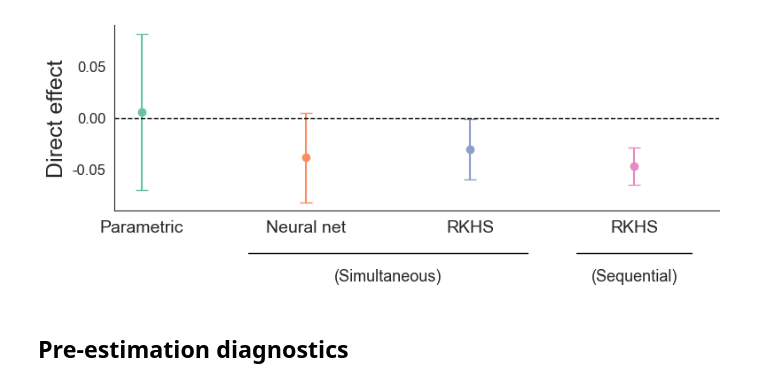
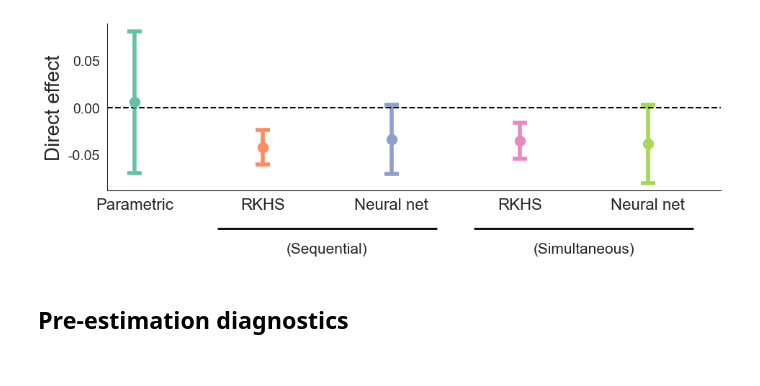
Before and after one commit to isaacmeza/NNPIV, a Jupyter notebook: local_notebooks/dml_jobcorps.ipynb, the cells around one changed output. Cells and saved outputs as stored; diff of their text form; code cells hidden in the pictures.

Commit message:
Update estimator and DML comparison notebooks

```diff
--- a/local_notebooks/dml_jobcorps.ipynb
+++ b/local_notebooks/dml_jobcorps.ipynb
@@ -350,14 +415,19 @@ save_jobcorps_results()
 # -----------------------
 # Assemble plot data
 # -----------------------
+import numpy as np
+import pandas as pd
+import matplotlib.pyplot as plt
+import seaborn as sns
+
 plot_df = pd.read_csv("../output/jobcorps_dml_results.csv")
 
 desired_order = [
     "Parametric",
+    "RKHS (sequential ApproxRKHSIVCV)",
+    "Neural net (sequential AGMM)",
+    "RKHS (simultaneous ApproxRKHS2IVCV)",
     "Neural net (joint AGMM2L2)",
-    "RKHS (simultaneous ApproxRKHS2IVCV)",
-    "Neural net (sequential AGMM)",
-    "RKHS (sequential ApproxRKHSIVCV)",
 ]
 
 present = set(plot_df["estimator"])
@@ -370,6 +440,7 @@ label_map = {
     "Parametric": "Parametric",
     "Neural net (joint AGMM2L2)": "Neural net",
     "RKHS (simultaneous ApproxRKHS2IVCV)": "RKHS",
+    "Neural net (sequential AGMM)": "Neural net",
     "RKHS (sequential ApproxRKHSIVCV)": "RKHS",
 }
 
@@ -392,24 +463,25 @@ errors = np.vstack([
 sns.set_style("white")
 sns.set_palette("Set2")
 
-fig, ax = plt.subplots(figsize=(max(7, 2.2 * len(estimators)), 3.6))
+fig, ax = plt.subplots(figsize=(max(7, 2.2 * len(estimators)), 4.0))
 
 for i in range(len(estimators)):
     ax.errorbar(
         x[i], point_estimates[i],
         yerr=errors[:, [i]],
-        fmt="o", capsize=5
+        fmt="o", markersize=10,
+        elinewidth=4, capsize=7, capthick=4
     )
 
-ax.axhline(0, color="black", linewidth=1, linestyle="--")
-ax.set_ylabel("Direct effect", fontsize=18)
+ax.axhline(0, color="black", linewidth=1.5, linestyle="--")
+ax.set_ylabel("Direct effect", fontsize=20)
 ax.set_xlabel("")
 ax.set_xticks(x)
-ax.set_xticklabels(xlabels, fontsize=14)
+ax.set_xticklabels(xlabels, fontsize=16)
 
 ax.yaxis.set_major_formatter(plt.FuncFormatter(lambda val, _: f"{val:.2f}"))
 ax.set_yticks([-0.15, -0.1, -0.05, 0.0, 0.05, 0.1])
-ax.tick_params(axis="y", labelsize=12)
+ax.tick_params(axis="y", labelsize=14)
 
 def add_group_label(ax, inds, label, y=-0.23, pad=0.35):
     if not inds:
@@ -424,36 +496,36 @@ def add_group_label(ax, inds, label, y=-0.23, pad=0.35):
     # line above group label
     ax.plot(
         [start, end], [y, y],
-        color="black", lw=1,
+        color="black", lw=2,
         transform=trans, clip_on=False
     )
 
     # group label under the line
     ax.text(
         mid, y - 0.08, label,
         ha="center", va="top",
-        fontsize=13,
+        fontsize=15,
         transform=trans
     )
 
 simultaneous_inds = [
     i for i, e in enumerate(estimators)
     if "joint" in e.lower() or "simultaneous" in e.lower()
 ]
 sequential_inds = [
     i for i, e in enumerate(estimators)
     if "sequential" in e.lower()
 ]
 
 add_group_label(ax, simultaneous_inds, "(Simultaneous)")
 add_group_label(ax, sequential_inds, "(Sequential)")
 
 sns.despine()
 fig.subplots_adjust(bottom=0.30)
 plt.savefig("../output/jobcorps1.png", dpi=800, bbox_inches="tight")
 plt.show()
 # %% [output]
-[figure, old version]
+[figure, new version]
 # %% [markdown]
 ## Pre-estimation diagnostics
 # %%
```
Also changed, not shown: parts of 6 cells of this notebook, 13 other files.
